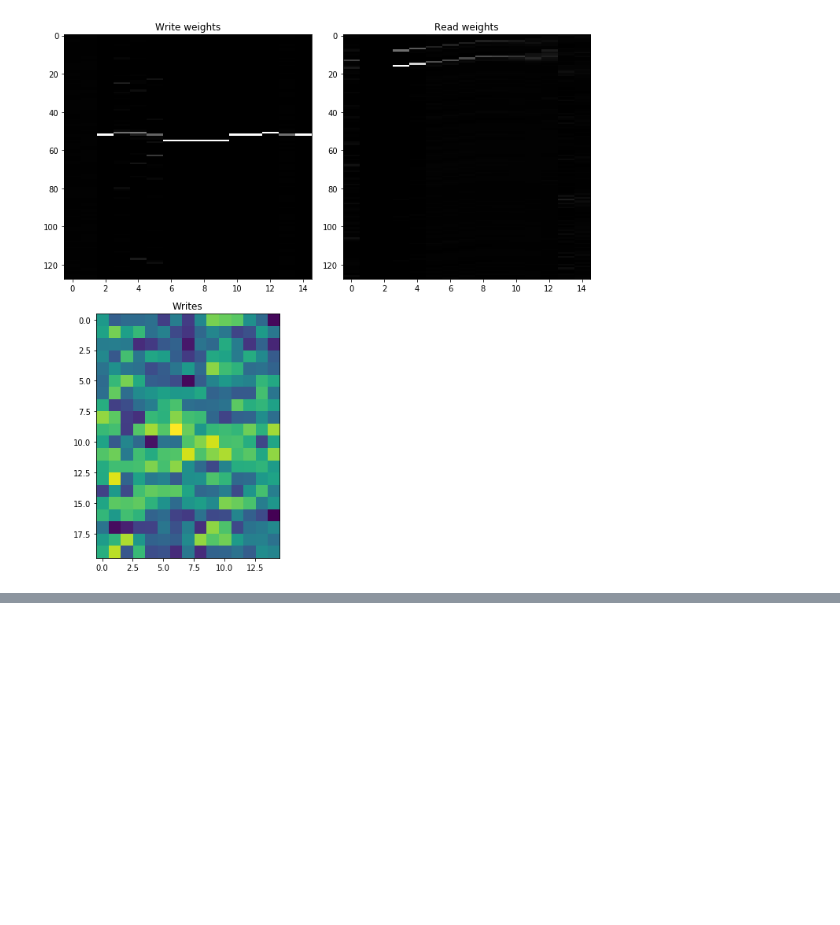
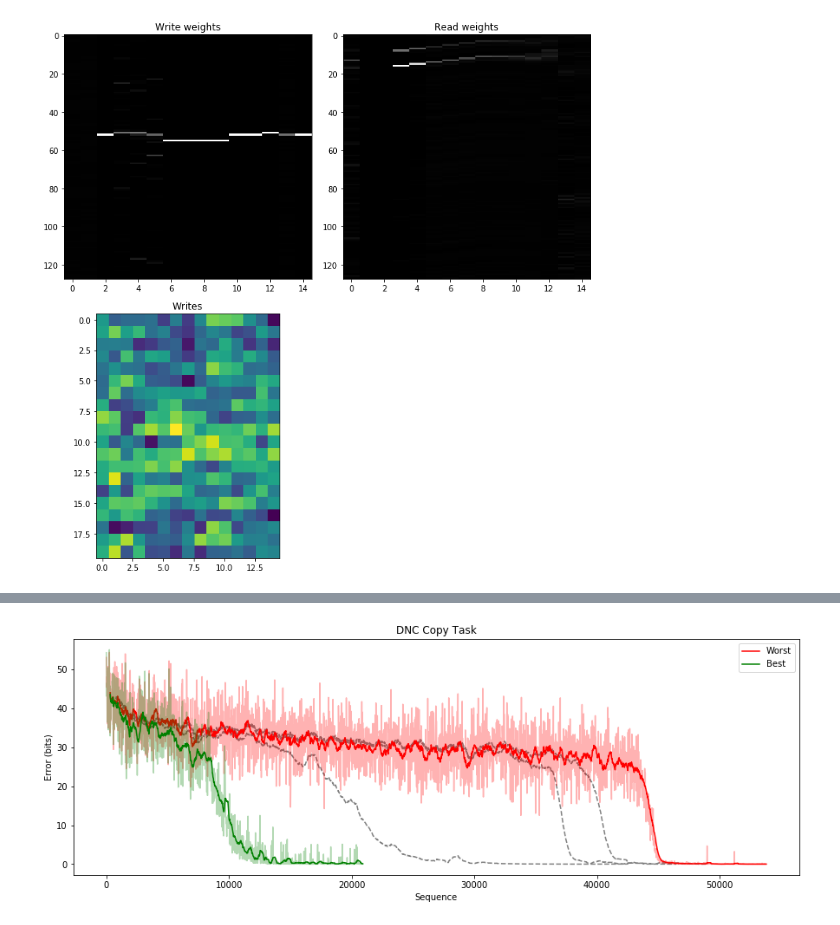
Before and after one commit to dasimagin/ksenia, a Jupyter notebook: Memory Visualization.ipynb, the cells around one changed output, grey strips where cells are left out. Drawn from its saved outputs; the diff is of its cells as text; code cells hidden in the pictures; blank space fills up the shorter version.

```diff
--- a/Memory Visualization.ipynb
+++ b/Memory Visualization.ipynb
@@ -254,0 +158,6 @@ plt.show()
+# %%
+dnc_copy = extract_scalars("copy/dnc_masking")
+# %%
+plot_train_cost([s["train/cost"] for s in dnc_copy.values()], "DNC Copy Task", "/Users/irubachev/dnc_copy.tex")
+# %% [output]
+[figure, added]
```
Also changed, not shown: parts of 27 cells of this notebook, 30 other files.
